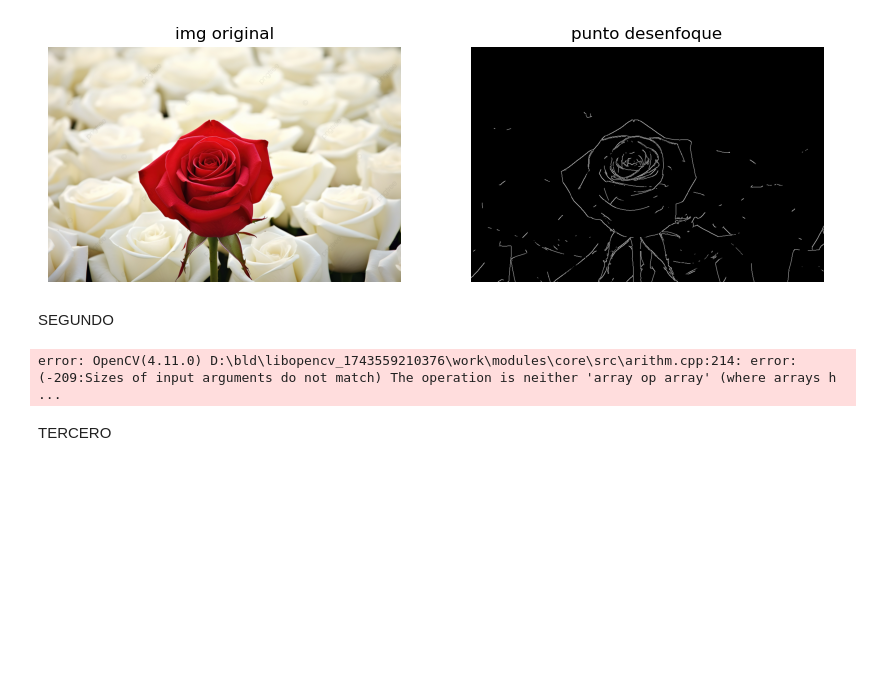
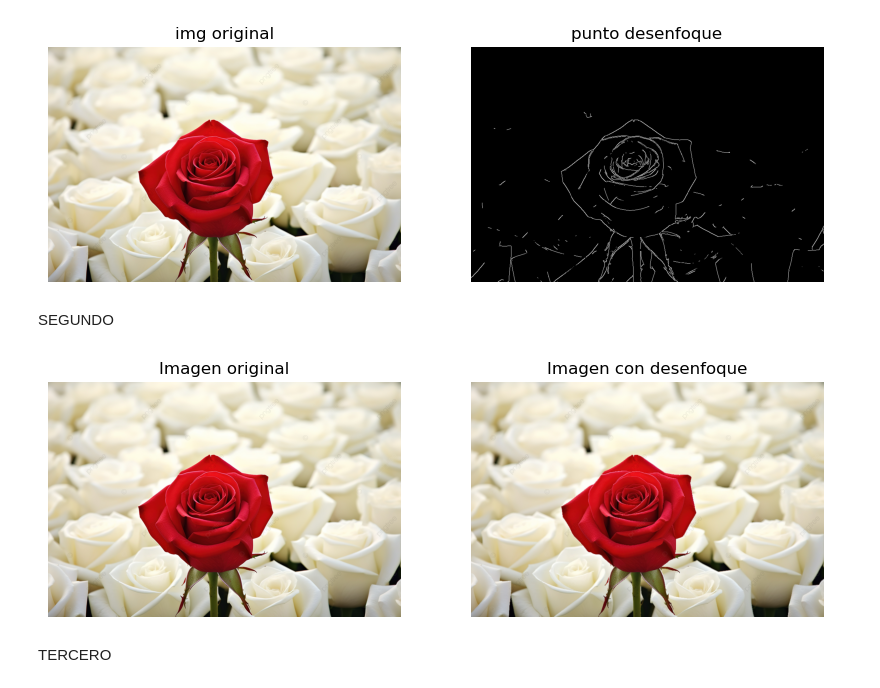
Before and after one commit to TroncosoUmacena12/PDI, a Jupyter notebook: Jhonny W. Umacena Colque Evaluacion2/Evaluacion.ipynb, the cells around one changed output. Cells and saved outputs as stored; diff of their text form; code cells hidden in the pictures; blank space fills up the shorter version.

```diff
--- a/Jhonny W. Umacena Colque Evaluacion2/Evaluacion.ipynb
+++ b/Jhonny W. Umacena Colque Evaluacion2/Evaluacion.ipynb
@@ -51,35 +51,38 @@ SEGUNDO
 # %%
 import cv2
 import numpy as np
 import matplotlib.pyplot as plt
 
 def desenfoque(img):
+    gray = cv2.cvtColor(img, cv2.COLOR_BGR2GRAY)
+
+    recorte = cv2.Canny(gray, 100, 200)
+
+    desenfoque = cv2.GaussianBlur(img, (15, 15), 0)
     img1 = np.copy(img)
-    recorte = cv2.Canny(gray, 255, 255)
-    img_mask = cv2.bitwise_and(img, recorte)
-    desenfoque = cv2.GaussianBlur(img_mask, (15, 15), 0)
-    img1[recorte!=0] = desenfoque[recorte!=0]
+    img1[recorte != 0] = desenfoque[recorte != 0]
+
     return img1
 
+# Leer la imagen
+img = cv2.imread('rosa.png')
 
-img = cv2.imread('rosa.png')
-gray = cv2.cvtColor(img, cv2.COLOR_BGR2RGB)
 img_desenfoque = desenfoque(img)
 
-plt.figure(figsize=(10,5))
-plt.subplot(1,2,1)
-plt.title('img original')
-plt.imshow(gray, cmap='gray')
+plt.figure(figsize=(10, 5))
+plt.subplot(1, 2, 1)
+plt.title('Imagen original')
+plt.imshow(cv2.cvtColor(img, cv2.COLOR_BGR2RGB))
 plt.axis('off')
 
-plt.subplot(1,2,2)
-plt.title('punto desenfoque')
+plt.subplot(1, 2, 2)
+plt.title('Imagen con desenfoque')
 plt.imshow(cv2.cvtColor(img_desenfoque, cv2.COLOR_BGR2RGB))
 plt.axis('off')
 
 plt.show()
 # %% [output]
-error: OpenCV(4.11.0) D:\bld\libopencv_1743559210376\work\modules\core\src\arithm.cpp:214: error: (-209:Sizes of input arguments do not match) The operation is neither 'array op array' (where arrays h ...
+[figure, added]
 # %% [markdown]
 TERCERO
 # %%
```
Also changed, not shown: 1 other file.
